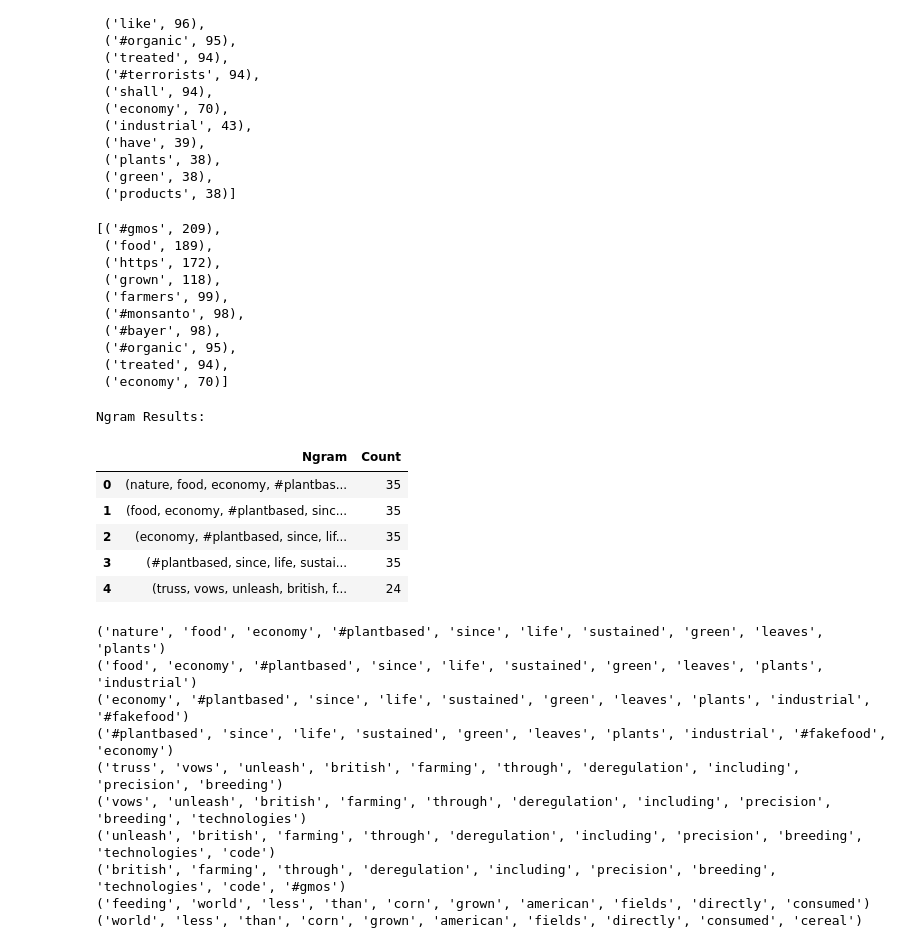
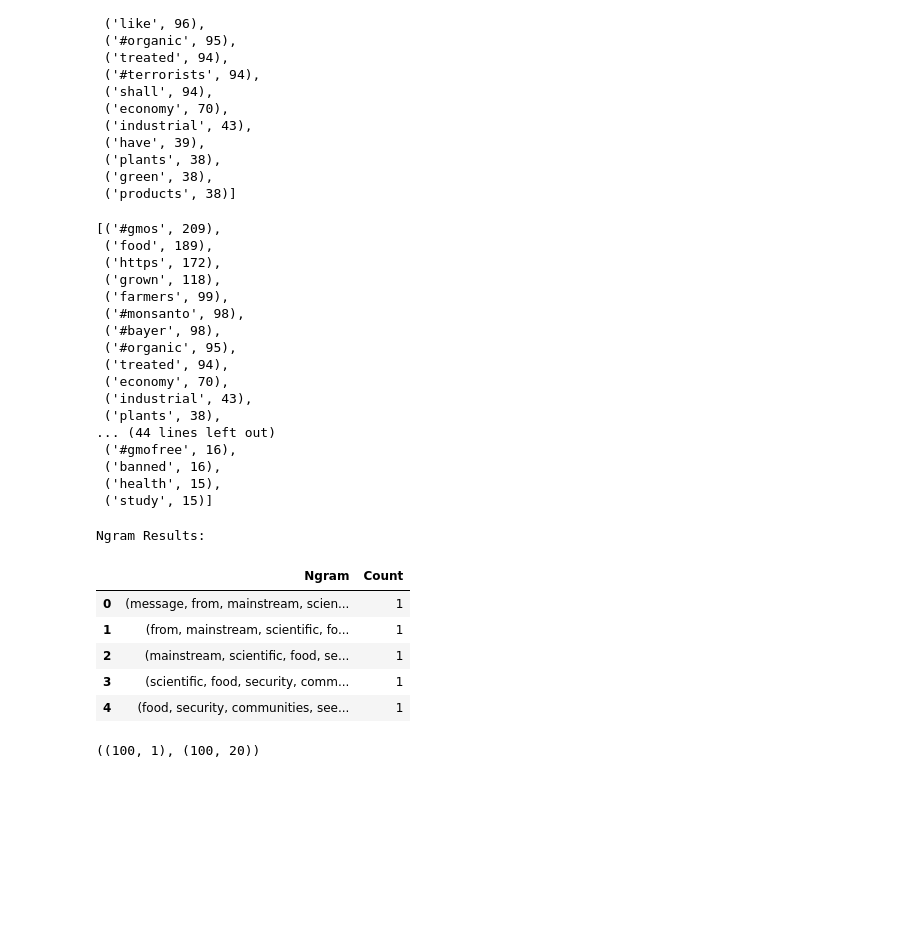
Before and after one commit to Reach2sudharsan/GMO-Analysis-With-Deep-Learning, a Jupyter notebook: data-setup/data.ipynb, the cells around one changed output. Saved outputs shown, nothing was run; the diff lists cells and outputs as text; code cells hidden in the pictures; blank space fills up the shorter version.

```diff
--- a/data-setup/data.ipynb
+++ b/data-setup/data.ipynb
@@ -289,7 +289,7 @@ all_word_list_v2 = list(itertools.chain(*tweets_cleanedv2))
 
 counts_word_v2 = collections.Counter(all_word_list_v2)
 
-counts_word_v2.most_common(10)
+counts_word_v2.most_common(60)
 # %% [output]
 [('#gmos', 209),
  ('food', 189),
@@ -300,34 +300,27 @@ counts_word_v2.most_common(10)
  ('#bayer', 98),
  ('#organic', 95),
  ('treated', 94),
- ('economy', 70)]
+ ('economy', 70),
+ ('industrial', 43),
+ ('plants', 38),
+... (44 lines left out)
+ ('#gmofree', 16),
+ ('banned', 16),
+ ('health', 15),
+ ('study', 15)]
 # %%
-terms_ngram = [list(ngrams(tweet, 10)) for tweet in tweets_cleanedv2]
+terms_ngram = [list(ngrams(tweet, 20)) for tweet in tweets_cleanedv2]
 ngram = list(itertools.chain(*terms_ngram))
 ngram_counts = collections.Counter(ngram)
-ngram_counts.most_common(50)
-ngram_df = pd.DataFrame(ngram_counts.most_common(10), columns=['Ngram', 'Count'])
+ngram_counts.most_common(100)
+ngram_df = pd.DataFrame(ngram_counts.most_common(100), columns=['Ngram', 'Count'])
 print("\nNgram Results:")
 display(ngram_df.head())
 # %% [output]
 Ngram Results:
 |  | Ngram | Count |
-| 0 | (nature, food, economy, #plantbas... | 35 |
-| 1 | (food, economy, #plantbased, sinc... | 35 |
-| 2 | (economy, #plantbased, since, lif... | 35 |
-| 3 | (#plantbased, since, life, sustai... | 35 |
-| 4 | (truss, vows, unleash, british, f... | 24 |
+| 0 | (message, from, mainstream, scien... | 1 |
+| 1 | (from, mainstream, scientific, fo... | 1 |
+| 2 | (mainstream, scientific, food, se... | 1 |
+| 3 | (scientific, food, security, comm... | 1 |
+| 4 | (food, security, communities, see... | 1 |
-# %%
-for i in ngram_df['Ngram']:
-    print(i)
-# %% [output]
-('nature', 'food', 'economy', '#plantbased', 'since', 'life', 'sustained', 'green', 'leaves', 'plants')
-('food', 'economy', '#plantbased', 'since', 'life', 'sustained', 'green', 'leaves', 'plants', 'industrial')
-('economy', '#plantbased', 'since', 'life', 'sustained', 'green', 'leaves', 'plants', 'industrial', '#fakefood')
-('#plantbased', 'since', 'life', 'sustained', 'green', 'leaves', 'plants', 'industrial', '#fakefood', 'economy')
-('truss', 'vows', 'unleash', 'british', 'farming', 'through', 'deregulation', 'including', 'precision', 'breeding')
-('vows', 'unleash', 'british', 'farming', 'through', 'deregulation', 'including', 'precision', 'breeding', 'technologies')
-('unleash', 'british', 'farming', 'through', 'deregulation', 'including', 'precision', 'breeding', 'technologies', 'code')
-('british', 'farming', 'through', 'deregulation', 'including', 'precision', 'breeding', 'technologies', 'code', '#gmos')
-('feeding', 'world', 'less', 'than', 'corn', 'grown', 'american', 'fields', 'directly', 'consumed')
-('world', 'less', 'than', 'corn', 'grown', 'american', 'fields', 'directly', 'consumed', 'cereal')
@@ -333,0 +334,5 @@ for i in ngram_df['Ngram']:
+# %%
+X_train.shape, y_train.shape
+# X_train[0], y_train[0]
+# %% [output]
+((100, 1), (100, 20))
```
Also changed, not shown: parts of 14 cells of this notebook, 6 other files.
